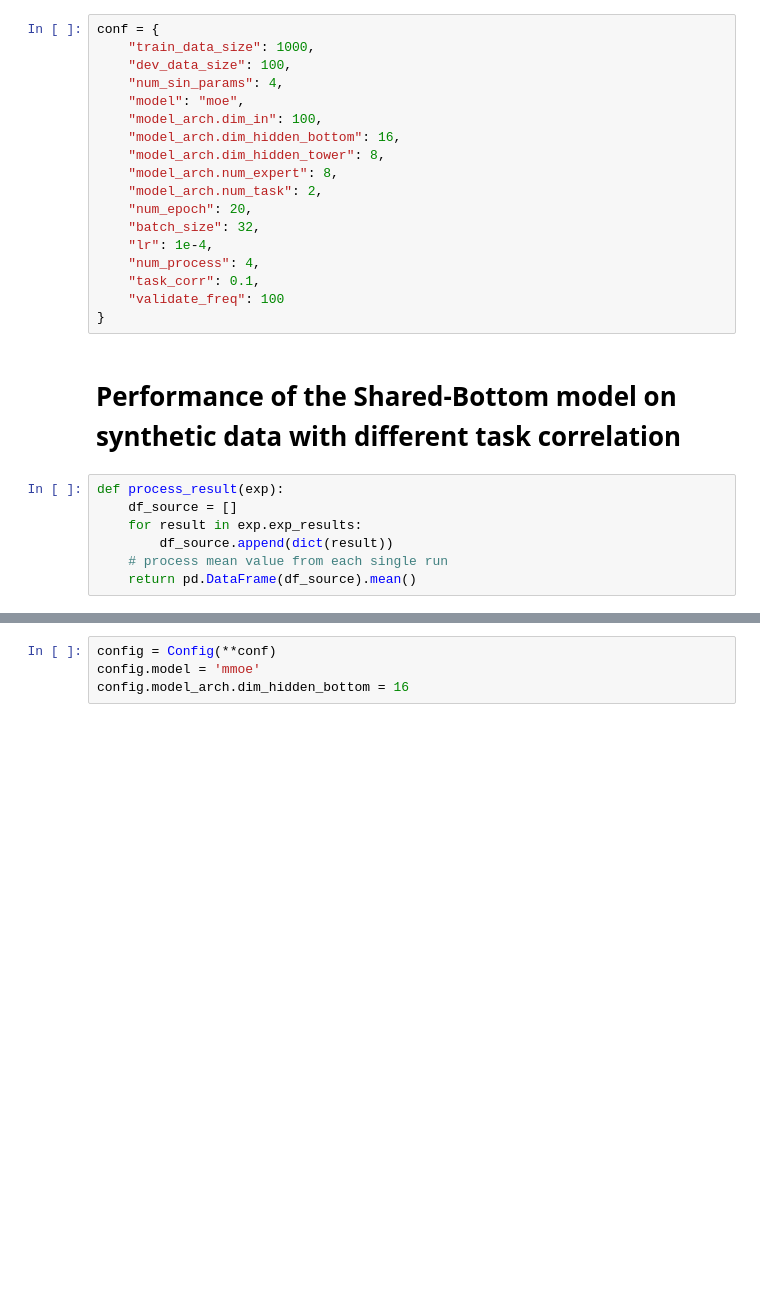
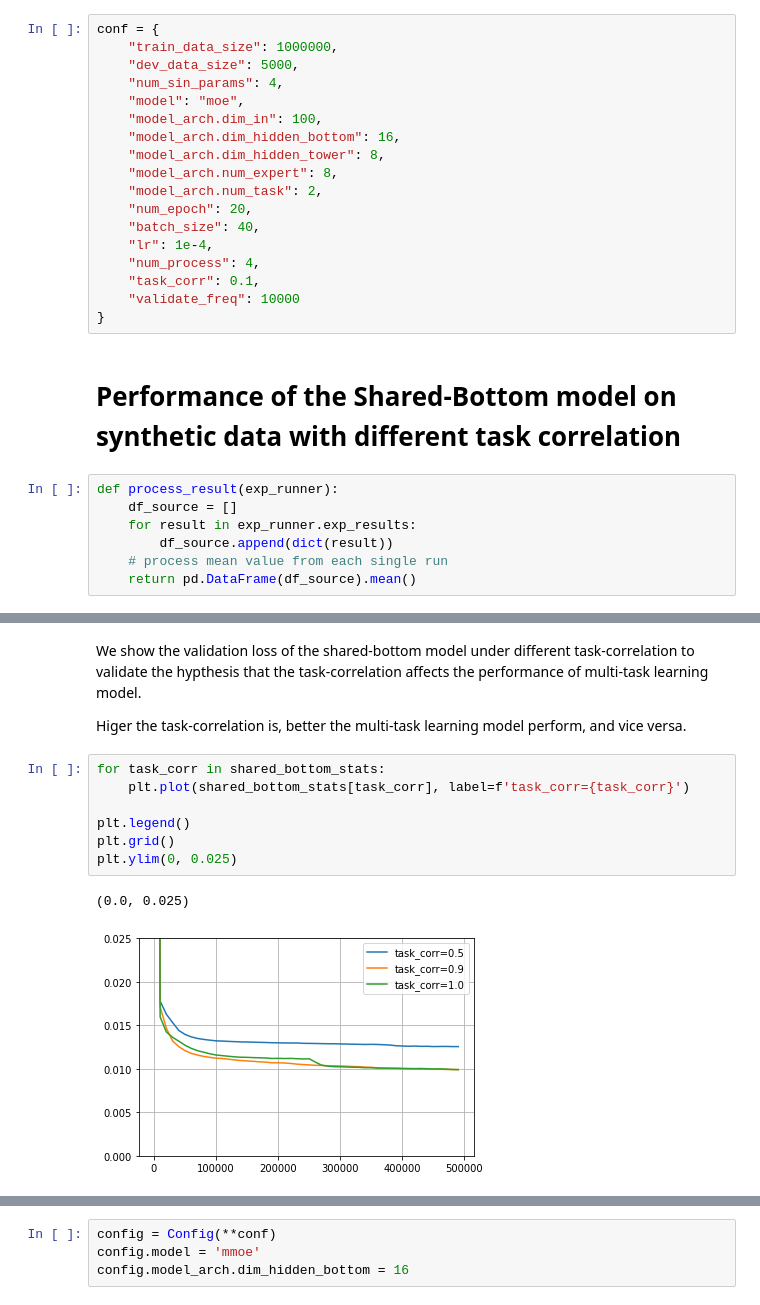
Before and after one commit to jz95/ml-paper-lab, a Jupyter notebook: notebooks/mmoe.ipynb, the cells around one changed output, grey strips where cells are left out. Drawn from its saved outputs; the diff is of its cells as text; blank space fills up the shorter version.

Commit message:
finish training mmoe

```diff
--- a/notebooks/mmoe.ipynb
+++ b/notebooks/mmoe.ipynb
@@ -7,8 +19,8 @@ import os
 os.environ['KMP_DUPLICATE_LIB_OK'] = 'True'
 # %%
 conf = {
-    "train_data_size": 1000,
-    "dev_data_size": 100,
+    "train_data_size": 1000000,
+    "dev_data_size": 5000,
     "num_sin_params": 4,
     "model": "moe",
     "model_arch.dim_in": 100,
@@ -17,18 +29,18 @@ conf = {
     "model_arch.num_expert": 8,
     "model_arch.num_task": 2,
     "num_epoch": 20,
-    "batch_size": 32,
+    "batch_size": 40,
     "lr": 1e-4,
     "num_process": 4,
     "task_corr": 0.1,
-    "validate_freq": 100
+    "validate_freq": 10000
 }
 # %% [markdown]
 # Performance of the Shared-Bottom model on synthetic data with different task correlation
 # %%
-def process_result(exp):
+def process_result(exp_runner):
     df_source = []
-    for result in exp.exp_results:
+    for result in exp_runner.exp_results:
         df_source.append(dict(result))
     # process mean value from each single run
     return pd.DataFrame(df_source).mean()
@@ -63 +86,15 @@ VanillaSharedBottomRegressor, with 13124 parameters
+# %% [markdown]
+We show the validation loss of the shared-bottom model under different task-correlation to validate the hypthesis that the task-correlation affects the performance of multi-task learning model.
+
+Higer the task-correlation is, better the multi-task learning model perform, and vice versa.
+# %%
+for task_corr in shared_bottom_stats:
+    plt.plot(shared_bottom_stats[task_corr], label=f'task_corr={task_corr}')
+
+plt.legend()
+plt.grid()
+plt.ylim(0, 0.025)
+# %% [output]
+(0.0, 0.025)
+[figure, added]
 # %% [markdown]
```
Also changed, not shown: parts of 11 cells of this notebook, 9 other files.
